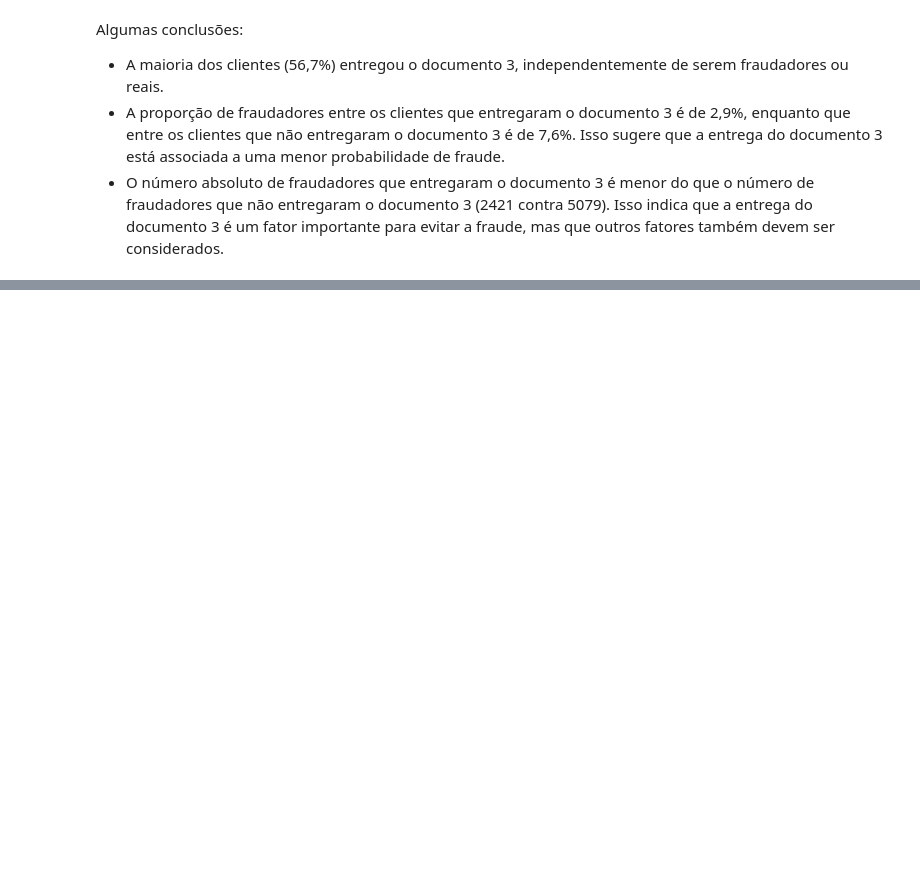
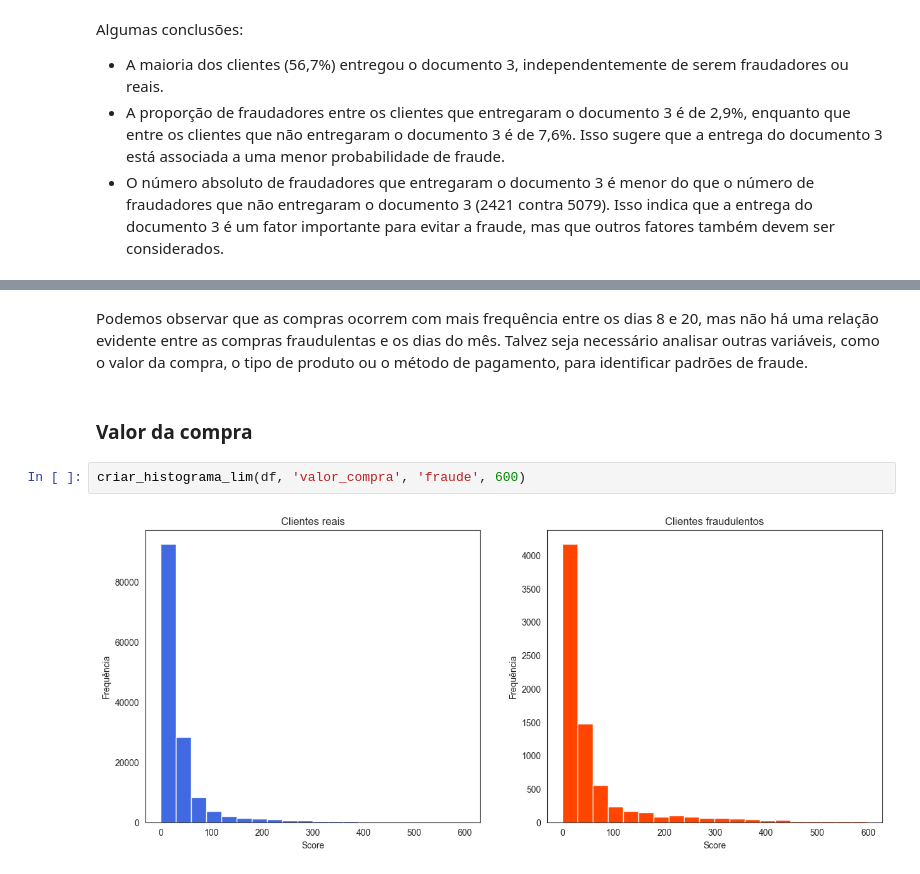
Before and after one commit to WiiniSilva/Fraude_Case, a Jupyter notebook: Fraude_Case.ipynb, the cells around one changed output, grey strips where cells are left out. Cells and saved outputs as stored; diff of their text form; blank space fills up the shorter version.

```diff
--- a/Fraude_Case.ipynb
+++ b/Fraude_Case.ipynb
@@ -633,0 +720,8 @@ Algumas conclusões:
+# %% [markdown]
+Podemos observar que as compras ocorrem com mais frequência entre os dias 8 e 20, mas não há uma relação evidente entre as compras fraudulentas e os dias do mês. Talvez seja necessário analisar outras variáveis, como o valor da compra, o tipo de produto ou o método de pagamento, para identificar padrões de fraude.
+# %% [markdown]
+### Valor da compra
+# %%
+criar_histograma_lim(df, 'valor_compra', 'fraude', 600)
+# %% [output]
+[figure, added]
```
Also changed, not shown: parts of 15 cells of this notebook.
